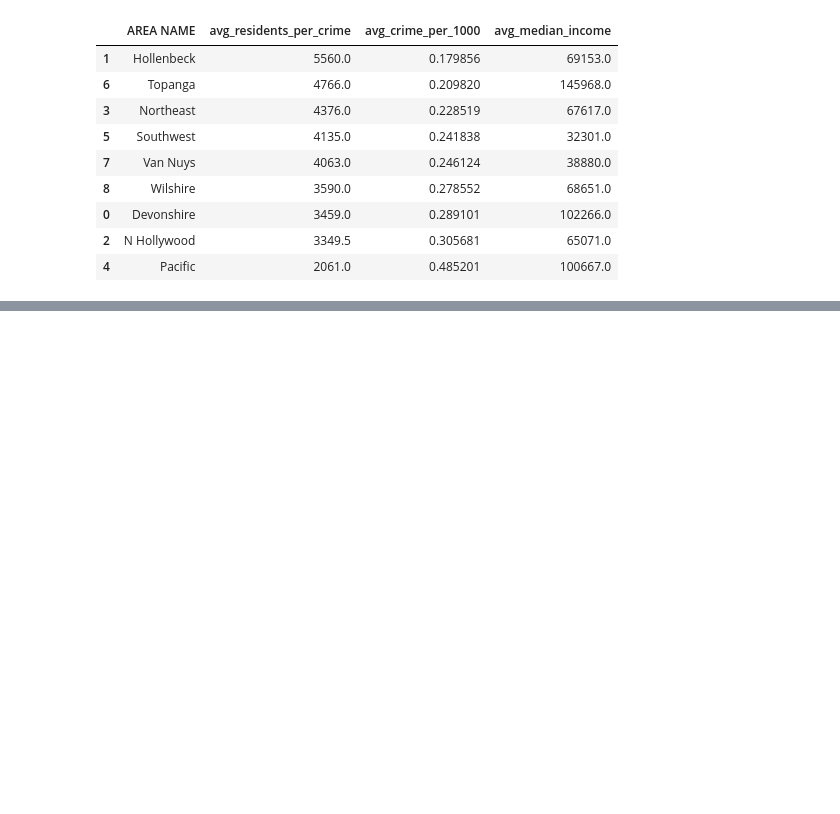
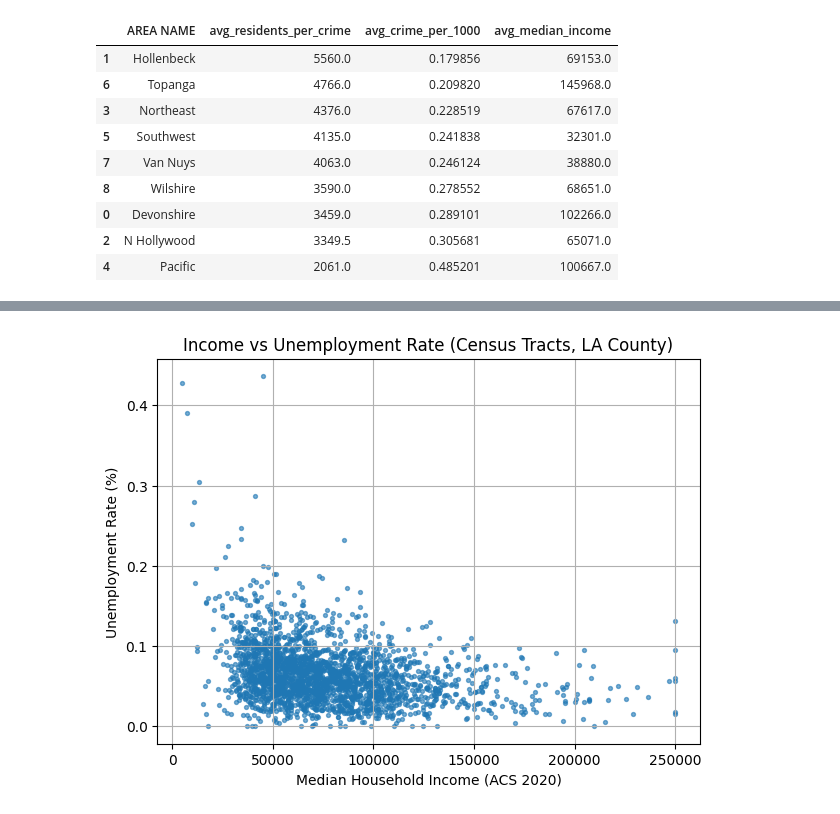
Before and after one commit to kotharisoumil/DTSC-3602-Group-12-Project, a Jupyter notebook: Finalbringing_in_geoid_and_merge_census.ipynb, the cells around one changed output, grey strips where cells are left out. Saved outputs shown, nothing was run; the diff lists cells and outputs as text; code cells hidden in the pictures; blank space fills up the shorter version.

```diff
--- a/Finalbringing_in_geoid_and_merge_census.ipynb
+++ b/Finalbringing_in_geoid_and_merge_census.ipynb
@@ -460,0 +650,26 @@ area_summary_sorted.head(10)
+# %%
+# Only keep rows with valid numeric values for both variables
+plot_df = merged_geo[
+    merged_geo["B19013_001E"].notna() &
+    merged_geo["acs_unemployment_rate"].notna()
+].copy()
+
+# Convert to numeric explicitly (sometimes necessary)
+plot_df["median_hh_income"] = pd.to_numeric(plot_df["B19013_001E"], errors="coerce")
+plot_df["acs_unemployment_rate"] = pd.to_numeric(plot_df["acs_unemployment_rate"], errors="coerce")
+
+# Now scatter plot
+plt.figure(figsize=(7,5))
+plt.scatter(
+    plot_df["median_hh_income"],
+    plot_df["acs_unemployment_rate"],
+    s=8,
+    alpha=0.6
+)
+plt.xlabel("Median Household Income (ACS 2020)")
+plt.ylabel("Unemployment Rate (%)")
+plt.title("Income vs Unemployment Rate (Census Tracts, LA County)")
+plt.grid(True)
+plt.show()
+# %% [output]
+[figure, added]
```
Also changed, not shown: parts of 9 cells of this notebook.
